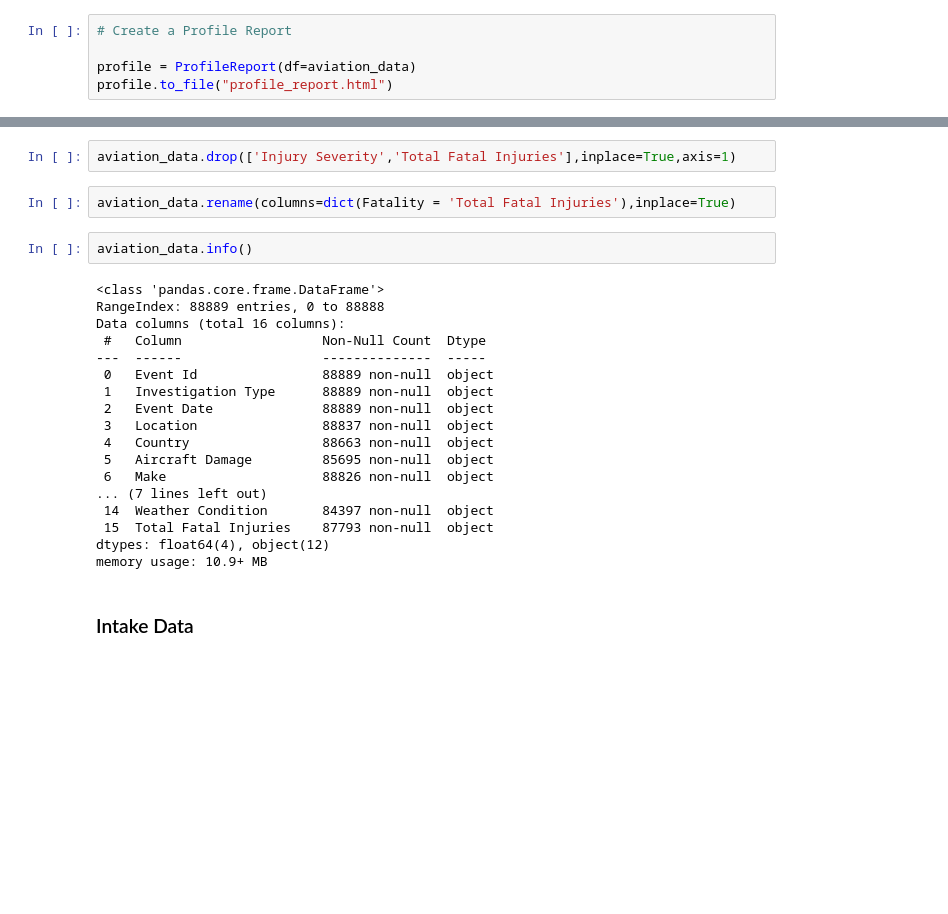
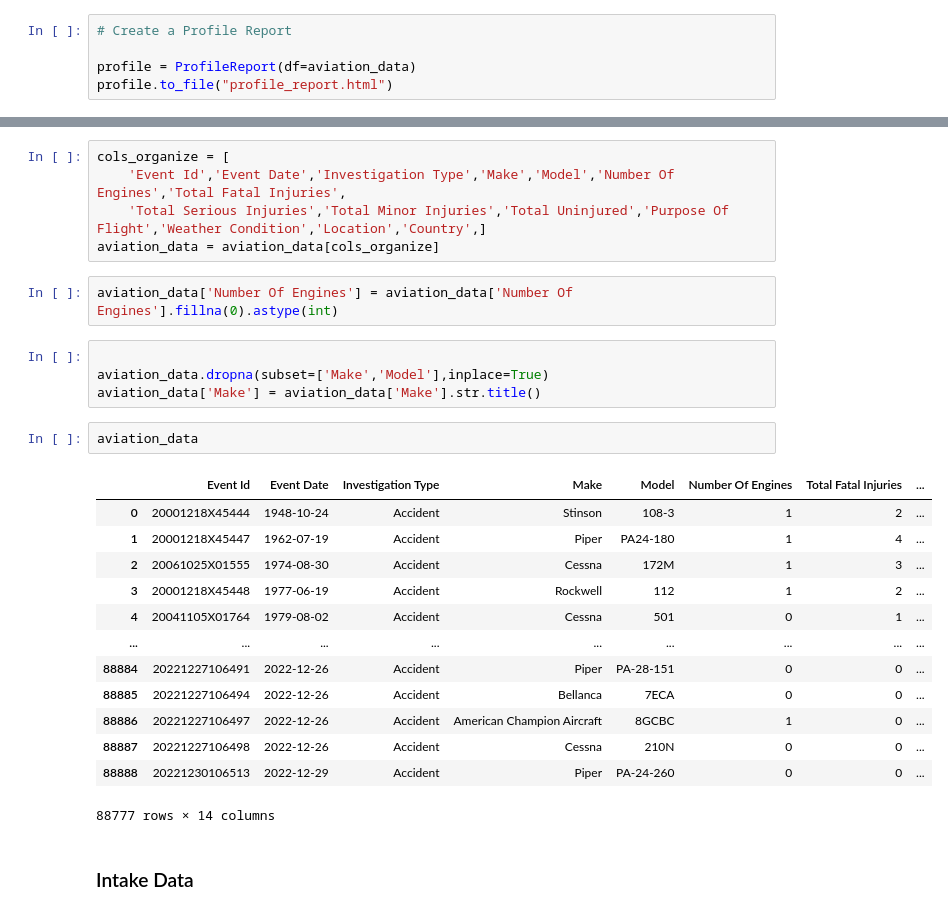
Before and after one commit to orcuncanlilar/aircraft-selection-strategy, a Jupyter notebook: aircraft_selection_strategy.ipynb, the cells around one changed output, grey strips where cells are left out. Cells and saved outputs as stored; diff of their text form; blank space fills up the shorter version.

Commit message:
data cleaning

```diff
--- a/aircraft_selection_strategy.ipynb
+++ b/aircraft_selection_strategy.ipynb
@@ -201,27 +106,30 @@ See the caveats in the documentation: https://pandas.pydata.org/pandas-docs/stab
-# %%
-aviation_data.drop(['Injury Severity','Total Fatal Injuries'],inplace=True,axis=1)
-# %%
-aviation_data.rename(columns=dict(Fatality = 'Total Fatal Injuries'),inplace=True)
+# %%
+cols_organize = [
+    'Event Id','Event Date','Investigation Type','Make','Model','Number Of Engines','Total Fatal Injuries',
+    'Total Serious Injuries','Total Minor Injuries','Total Uninjured','Purpose Of Flight','Weather Condition','Location','Country',]
+aviation_data = aviation_data[cols_organize]
+# %%
+aviation_data['Number Of Engines'] = aviation_data['Number Of Engines'].fillna(0).astype(int)
+# %%
+
+aviation_data.dropna(subset=['Make','Model'],inplace=True)
+aviation_data['Make'] = aviation_data['Make'].str.title()
 # %%
-aviation_data.info()
+aviation_data
 # %% [output]
+|  | Event Id | Event Date | Investigation Type | Make | Model | Number Of Engines | Total Fatal Injuries | ... |
+| 0 | 20001218X45444 | 1948-10-24 | Accident | Stinson | 108-3 | 1 | 2 | ... |
+| 1 | 20001218X45447 | 1962-07-19 | Accident | Piper | PA24-180 | 1 | 4 | ... |
+| 2 | 20061025X01555 | 1974-08-30 | Accident | Cessna | 172M | 1 | 3 | ... |
+| 3 | 20001218X45448 | 1977-06-19 | Accident | Rockwell | 112 | 1 | 2 | ... |
+| 4 | 20041105X01764 | 1979-08-02 | Accident | Cessna | 501 | 0 | 1 | ... |
+| ... | ... | ... | ... | ... | ... | ... | ... | ... |
+| 88884 | 20221227106491 | 2022-12-26 | Accident | Piper | PA-28-151 | 0 | 0 | ... |
+| 88885 | 20221227106494 | 2022-12-26 | Accident | Bellanca | 7ECA | 0 | 0 | ... |
+| 88886 | 20221227106497 | 2022-12-26 | Accident | American Champion Aircraft | 8GCBC | 1 | 0 | ... |
+| 88887 | 20221227106498 | 2022-12-26 | Accident | Cessna | 210N | 0 | 0 | ... |
+| 88888 | 20221230106513 | 2022-12-29 | Accident | Piper | PA-24-260 | 0 | 0 | ... |
-<class 'pandas.core.frame.DataFrame'>
-RangeIndex: 88889 entries, 0 to 88888
-Data columns (total 16 columns):
- #   Column                  Non-Null Count  Dtype
----  ------                  --------------  -----
- 0   Event Id                88889 non-null  object
- 1   Investigation Type      88889 non-null  object
- 2   Event Date              88889 non-null  object
- 3   Location                88837 non-null  object
- 4   Country                 88663 non-null  object
- 5   Aircraft Damage         85695 non-null  object
- 6   Make                    88826 non-null  object
-... (7 lines left out)
- 14  Weather Condition       84397 non-null  object
- 15  Total Fatal Injuries    87793 non-null  object
-dtypes: float64(4), object(12)
-memory usage: 10.9+ MB
+88777 rows × 14 columns
 # %% [markdown]
 ### Intake Data
 # %% [markdown]
```
Also changed, not shown: parts of 23 cells of this notebook, 1 other file.
